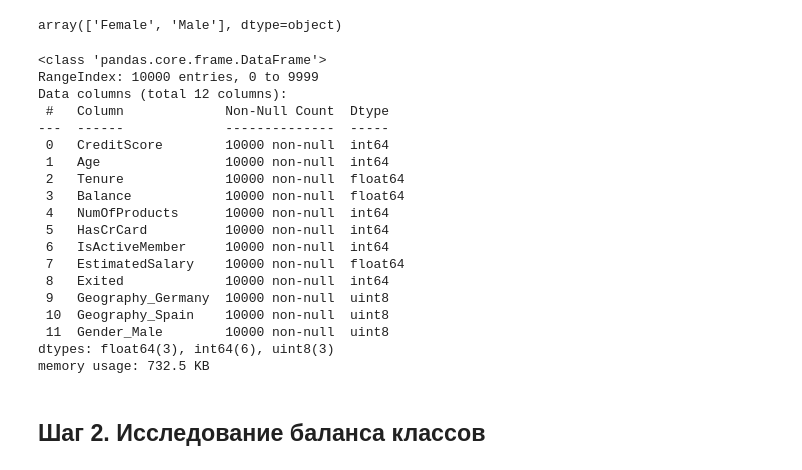
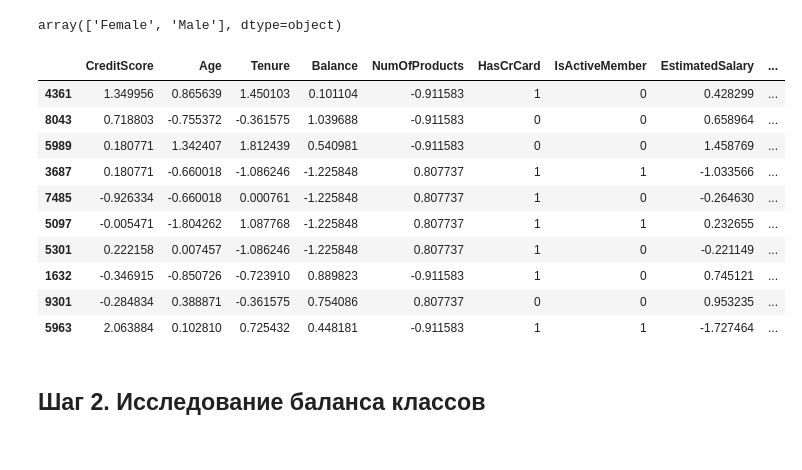
Before and after one commit to ndelenyan/practicum, a Jupyter notebook: sprint10/sprint10.ipynb, the cells around one changed output. Drawn from its saved outputs; the diff is of its cells as text; code cells hidden in the pictures.

```diff
--- a/sprint10/sprint10.ipynb
+++ b/sprint10/sprint10.ipynb
@@ -180,28 +184,24 @@ array(['France', 'Spain', 'Germany'], dtype=object)
 array(['Female', 'Male'], dtype=object)
 # %%
 categorial=['Geography', 'Gender']
-numeric = ['CreditScore', ]
+numeric = ['CreditScore', 'Age', 'Tenure', 'Balance', 'NumOfProducts', 'EstimatedSalary']
 # %%
 df = pd.get_dummies(data=df, columns=categorial, drop_first=True)
-# %%
-df.info()
-# %% [output]
-<class 'pandas.core.frame.DataFrame'>
-RangeIndex: 10000 entries, 0 to 9999
-Data columns (total 12 columns):
- #   Column             Non-Null Count  Dtype
----  ------             --------------  -----
- 0   CreditScore        10000 non-null  int64
- 1   Age                10000 non-null  int64
- 2   Tenure             10000 non-null  float64
- 3   Balance            10000 non-null  float64
- 4   NumOfProducts      10000 non-null  int64
- 5   HasCrCard          10000 non-null  int64
- 6   IsActiveMember     10000 non-null  int64
- 7   EstimatedSalary    10000 non-null  float64
- 8   Exited             10000 non-null  int64
- 9   Geography_Germany  10000 non-null  uint8
- 10  Geography_Spain    10000 non-null  uint8
- 11  Gender_Male        10000 non-null  uint8
-dtypes: float64(3), int64(6), uint8(3)
-memory usage: 732.5 KB
+# %%
+scaler = StandardScaler()
+scaler.fit(df[numeric])
+df[numeric] = scaler.transform(df[numeric])
+# %%
+df.sample(10)
+# %% [output]
+|  | CreditScore | Age | Tenure | Balance | NumOfProducts | HasCrCard | IsActiveMember | EstimatedSalary | ... |
+| 4361 | 1.349956 | 0.865639 | 1.450103 | 0.101104 | -0.911583 | 1 | 0 | 0.428299 | ... |
+| 8043 | 0.718803 | -0.755372 | -0.361575 | 1.039688 | -0.911583 | 0 | 0 | 0.658964 | ... |
+| 5989 | 0.180771 | 1.342407 | 1.812439 | 0.540981 | -0.911583 | 0 | 0 | 1.458769 | ... |
+| 3687 | 0.180771 | -0.660018 | -1.086246 | -1.225848 | 0.807737 | 1 | 1 | -1.033566 | ... |
+| 7485 | -0.926334 | -0.660018 | 0.000761 | -1.225848 | 0.807737 | 1 | 0 | -0.264630 | ... |
+| 5097 | -0.005471 | -1.804262 | 1.087768 | -1.225848 | 0.807737 | 1 | 1 | 0.232655 | ... |
+| 5301 | 0.222158 | 0.007457 | -1.086246 | -1.225848 | 0.807737 | 1 | 0 | -0.221149 | ... |
+| 1632 | -0.346915 | -0.850726 | -0.723910 | 0.889823 | -0.911583 | 1 | 0 | 0.745121 | ... |
+| 9301 | -0.284834 | 0.388871 | -0.361575 | 0.754086 | 0.807737 | 0 | 0 | 0.953235 | ... |
+| 5963 | 2.063884 | 0.102810 | 0.725432 | 0.448181 | -0.911583 | 1 | 1 | -1.727464 | ... |
```
Also changed, not shown: parts of 38 cells of this notebook.
